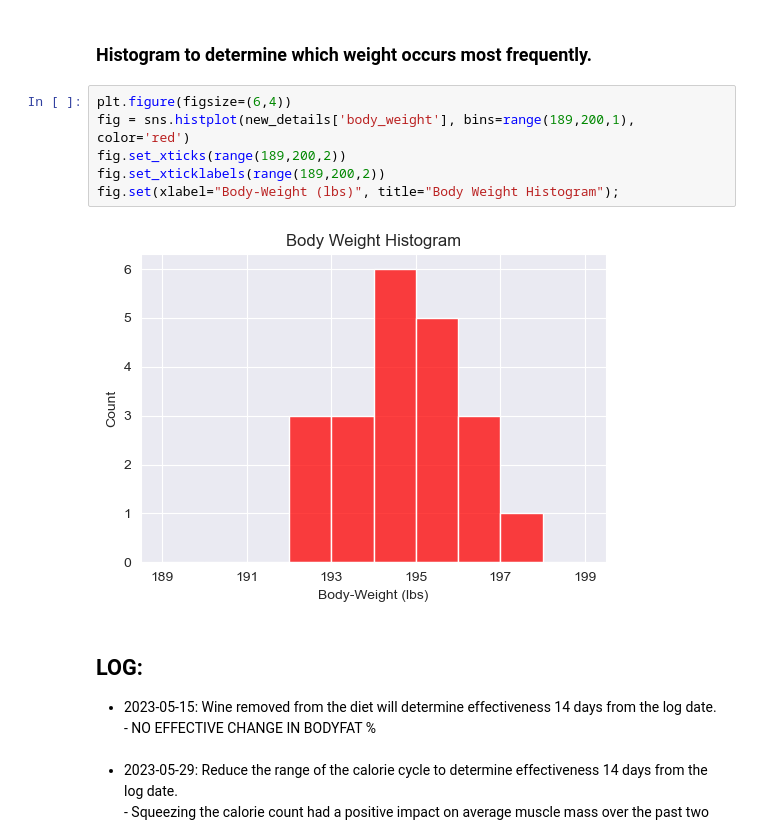
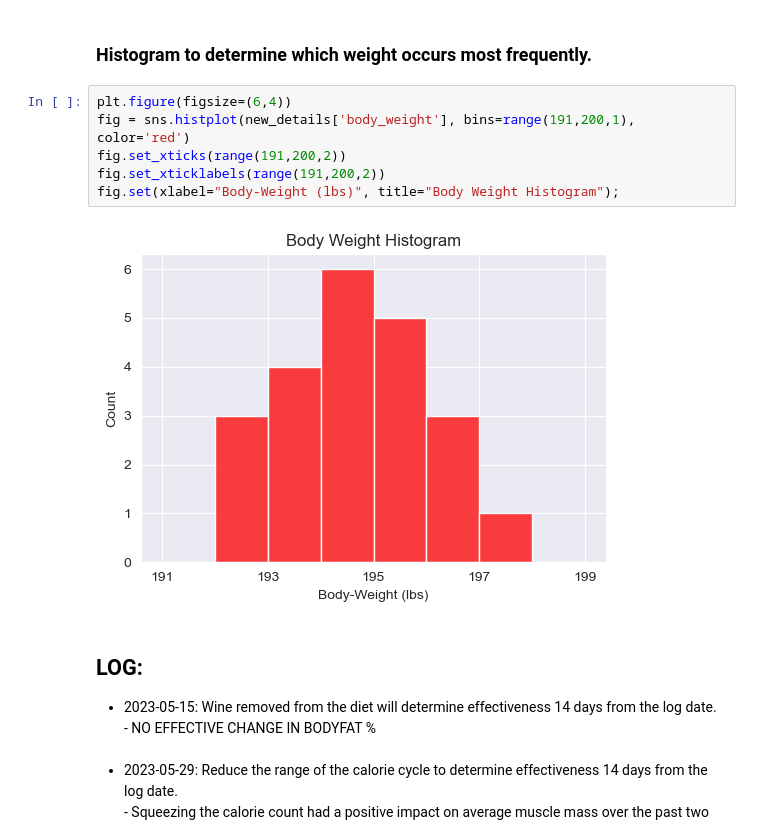
Before and after one commit to Artuk009/NewDIetAndExercise, a Jupyter notebook: Diet_Analysis/body_measurements_v2.ipynb, the cells around one changed output. Cells and saved outputs as stored; diff of their text form.

```diff
--- a/Diet_Analysis/body_measurements_v2.ipynb
+++ b/Diet_Analysis/body_measurements_v2.ipynb
@@ -223,12 +223,12 @@ sns.boxplot(data=None, x=new_details['fat_mass'], fliersize=1, ax=axes[3], color
 ### Histogram to determine which weight occurs most frequently.
 # %%
 plt.figure(figsize=(6,4))
-fig = sns.histplot(new_details['body_weight'], bins=range(189,200,1), color='red')
-fig.set_xticks(range(189,200,2))
-fig.set_xticklabels(range(189,200,2))
+fig = sns.histplot(new_details['body_weight'], bins=range(191,200,1), color='red')
+fig.set_xticks(range(191,200,2))
+fig.set_xticklabels(range(191,200,2))
 fig.set(xlabel="Body-Weight (lbs)", title="Body Weight Histogram");
 # %% [output]
-[figure, old version]
+[figure, new version]
 # %% [markdown]
 <h2> LOG: </h2>
 <ul>
```
Also changed, not shown: parts of 11 cells of this notebook, 3 other files.
